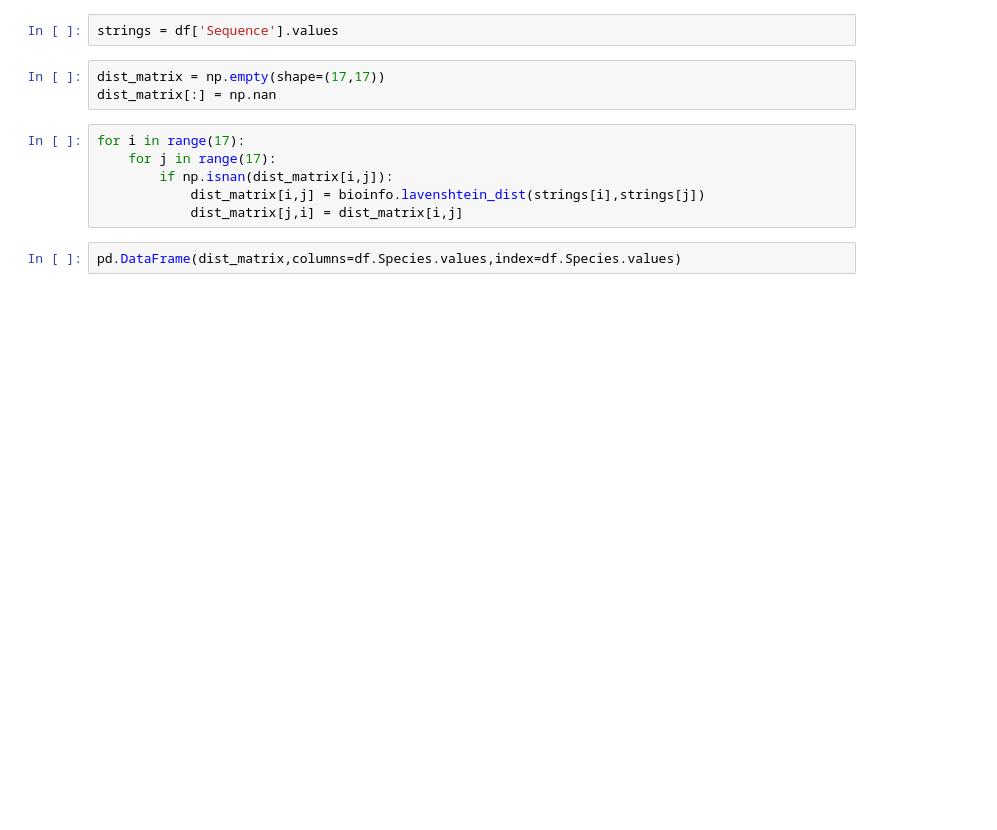
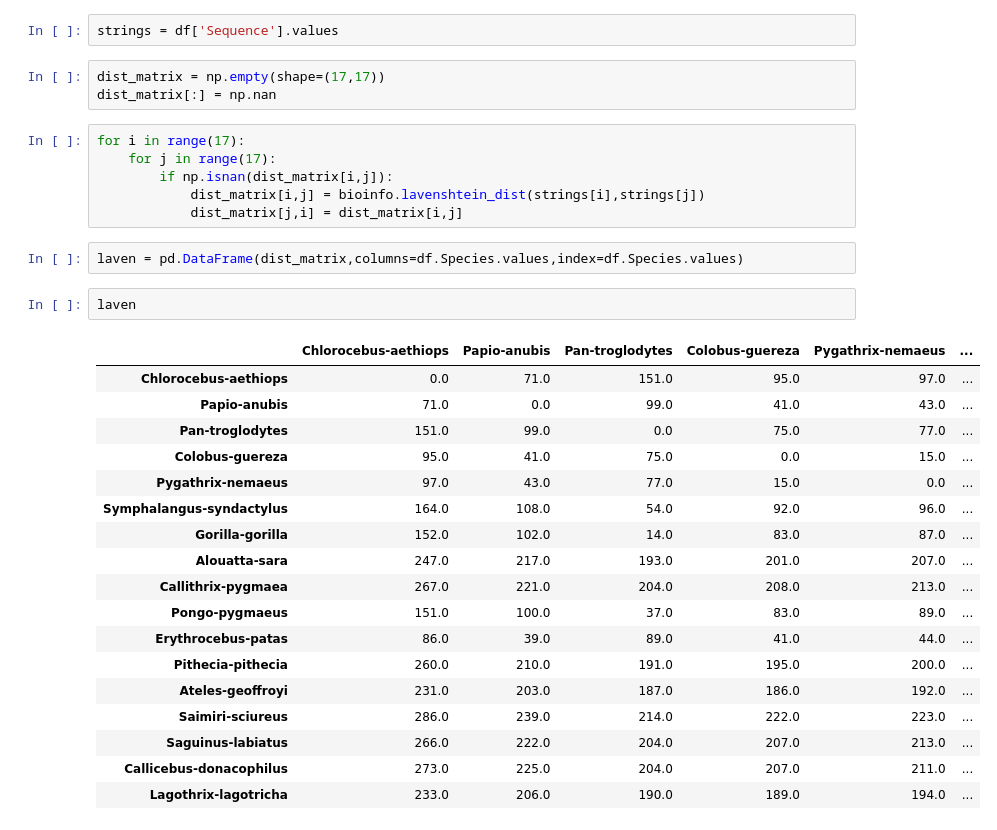
Before and after one commit to viniciusd-avila/phylogenetic-analysis, a Jupyter notebook: lavenshtein_distance_genes.ipynb, the cells around one changed output. Saved outputs shown, nothing was run; the diff lists cells and outputs as text; blank space fills up the shorter version.

Commit message:
laven csv table

```diff
--- a/lavenshtein_distance_genes.ipynb
+++ b/lavenshtein_distance_genes.ipynb
@@ -18,7 +18,28 @@ for i in range(17):
             dist_matrix[i,j] = bioinfo.lavenshtein_dist(strings[i],strings[j])
             dist_matrix[j,i] = dist_matrix[i,j]
 # %%
-pd.DataFrame(dist_matrix,columns=df.Species.values,index=df.Species.values)
+laven = pd.DataFrame(dist_matrix,columns=df.Species.values,index=df.Species.values)
+# %%
+laven
+# %% [output]
+|  | Chlorocebus-aethiops | Papio-anubis | Pan-troglodytes | Colobus-guereza | Pygathrix-nemaeus | ... |
+| Chlorocebus-aethiops | 0.0 | 71.0 | 151.0 | 95.0 | 97.0 | ... |
+| Papio-anubis | 71.0 | 0.0 | 99.0 | 41.0 | 43.0 | ... |
+| Pan-troglodytes | 151.0 | 99.0 | 0.0 | 75.0 | 77.0 | ... |
+| Colobus-guereza | 95.0 | 41.0 | 75.0 | 0.0 | 15.0 | ... |
+| Pygathrix-nemaeus | 97.0 | 43.0 | 77.0 | 15.0 | 0.0 | ... |
+| Symphalangus-syndactylus | 164.0 | 108.0 | 54.0 | 92.0 | 96.0 | ... |
+| Gorilla-gorilla | 152.0 | 102.0 | 14.0 | 83.0 | 87.0 | ... |
+| Alouatta-sara | 247.0 | 217.0 | 193.0 | 201.0 | 207.0 | ... |
+| Callithrix-pygmaea | 267.0 | 221.0 | 204.0 | 208.0 | 213.0 | ... |
+| Pongo-pygmaeus | 151.0 | 100.0 | 37.0 | 83.0 | 89.0 | ... |
+| Erythrocebus-patas | 86.0 | 39.0 | 89.0 | 41.0 | 44.0 | ... |
+| Pithecia-pithecia | 260.0 | 210.0 | 191.0 | 195.0 | 200.0 | ... |
+| Ateles-geoffroyi | 231.0 | 203.0 | 187.0 | 186.0 | 192.0 | ... |
+| Saimiri-sciureus | 286.0 | 239.0 | 214.0 | 222.0 | 223.0 | ... |
+| Saguinus-labiatus | 266.0 | 222.0 | 204.0 | 207.0 | 213.0 | ... |
+| Callicebus-donacophilus | 273.0 | 225.0 | 204.0 | 207.0 | 211.0 | ... |
+| Lagothrix-lagotricha | 233.0 | 206.0 | 190.0 | 189.0 | 194.0 | ... |
 # %%
 import matplotlib.image as mpimg
 import matplotlib.pyplot as plt
```
Also changed, not shown: parts of 2 cells of this notebook, 1 other file.
